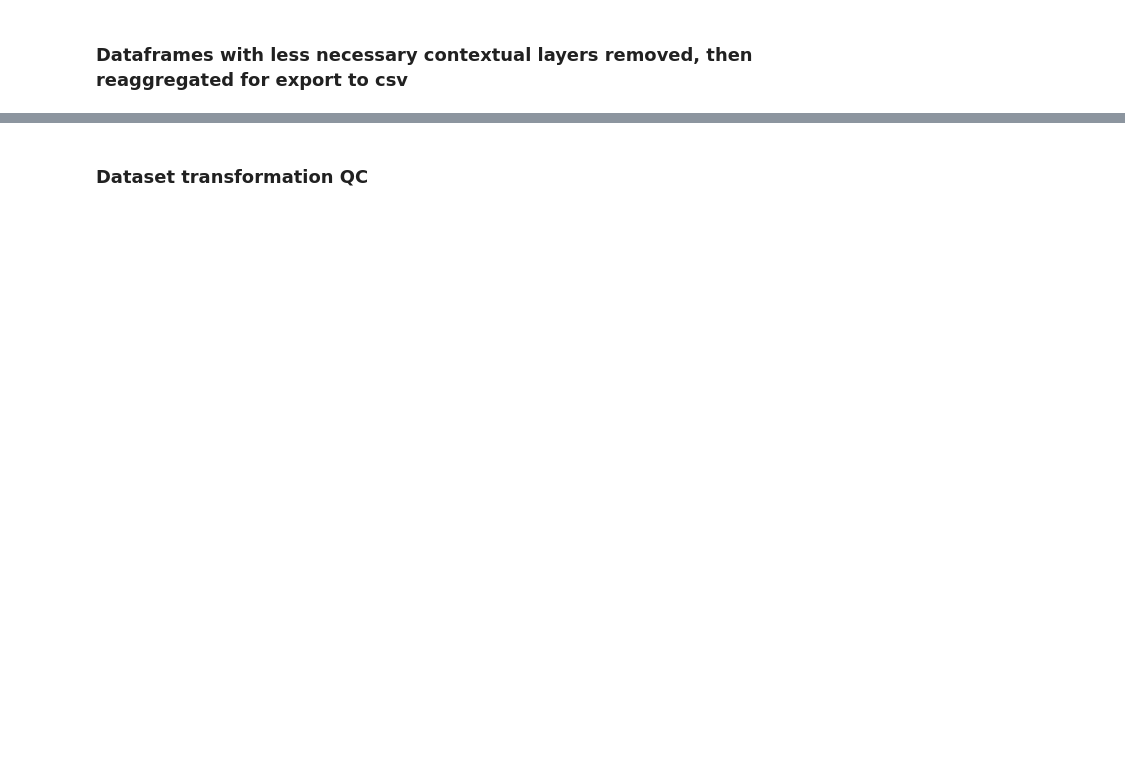
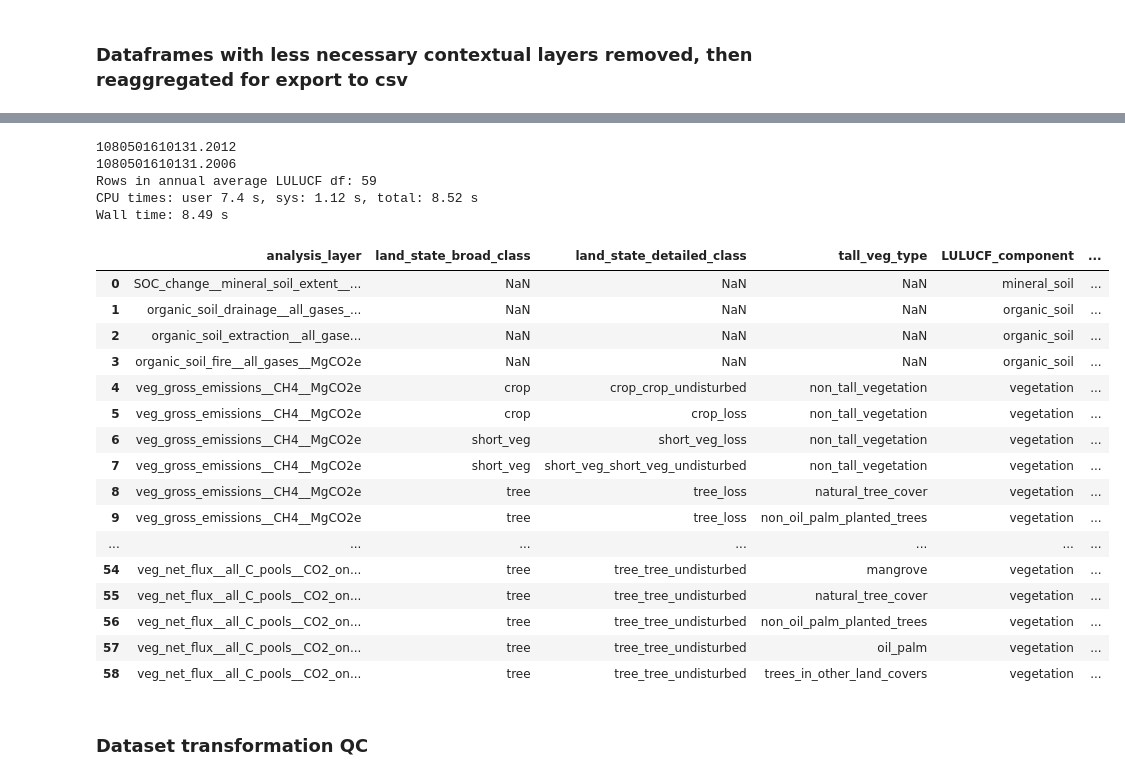
Before and after one commit to wri/AFOLU_GHG_flux_model, a Jupyter notebook: src/LULUCF/scripts/zonal_statistics/LULUCF_figures__veg105__SOC100__orgsoil097__20260323.ipynb, the cells around one changed output, grey strips where cells are left out. Cells and saved outputs as stored; diff of their text form; code cells hidden in the pictures; blank space fills up the shorter version.

```diff
--- a/src/LULUCF/scripts/zonal_statistics/LULUCF_figures__veg105__SOC100__orgsoil097__20260323.ipynb
+++ b/src/LULUCF/scripts/zonal_statistics/LULUCF_figures__veg105__SOC100__orgsoil097__20260323.ipynb
@@ -626,34 +739,57 @@ LULUCF_graphs_agg_annual
 summary_table_group_columns = ["analysis_layer", "land_state_broad_class", "land_state_detailed_class", "tall_veg_type", "LULUCF_component"]
 
 LULUCF_summary_table = (
     LULUCF
       .groupby(summary_table_group_columns, dropna=False, as_index=False)
       .agg({'flux_Mg_CO2e_yr': 'sum'})  # All other columns are ignored. If specific columns aren't identified for summing, then things like WDPA and tile_id also get (meaninglessly) summed
 )
 LULUCF_summary_table["flux_Mg_CO2e_yr"] = LULUCF_summary_table["flux_Mg_CO2e_yr"]/len(cn.interval_end_years_annual) # Converts to annual averages
 
 # These should be equal-- with timeseries and as annual average
 print(LULUCF["flux_Mg_CO2e_yr"].sum()/len(cn.interval_end_years_annual))
 print(LULUCF_summary_table["flux_Mg_CO2e_yr"].sum())
 
 # The layers needed for the final summary table
 layers_to_keep = [
     f"veg_{cn.ch4_gross_emis_pattern}",
     f"veg_{cn.n2o_gross_emis_pattern}",
     f"veg_{cn.net_flux_all_C_pools_CO2_only_pattern}",
     "organic_soil_drainage__all_gases__MgCO2e",
     "organic_soil_extraction__all_gases__MgCO2e",
     "organic_soil_fire__all_gases__MgCO2e",
     "SOC_change__mineral_soil_extent__0-30cm_MgCO2"
 ]
 
 LULUCF_summary_table = LULUCF_summary_table[LULUCF_summary_table['analysis_layer'].isin(layers_to_keep)].reset_index(drop=True)
 LULUCF_summary_table['analysis_layer'].value_counts()
 LULUCF_summary_table
 
 print(f"Rows in annual average LULUCF df: {len(LULUCF_summary_table)}")
-LULUCF_summary_table.to_csv(f'{LULUCF_zonal_stats_folder}LULUCF_zonal_stats_for_summary_table_20260402.csv', index=False, na_rep="NA")
+# LULUCF_summary_table.to_csv(f'{LULUCF_zonal_stats_folder}LULUCF_zonal_stats_for_summary_table_20260402.csv', index=False, na_rep="NA")
 LULUCF_summary_table
+# %% [output]
+1080501610131.2012
+1080501610131.2006
+Rows in annual average LULUCF df: 59
+CPU times: user 7.4 s, sys: 1.12 s, total: 8.52 s
+Wall time: 8.49 s
+|  | analysis_layer | land_state_broad_class | land_state_detailed_class | tall_veg_type | LULUCF_component | ... |
+| 0 | SOC_change__mineral_soil_extent__... | NaN | NaN | NaN | mineral_soil | ... |
+| 1 | organic_soil_drainage__all_gases_... | NaN | NaN | NaN | organic_soil | ... |
+| 2 | organic_soil_extraction__all_gase... | NaN | NaN | NaN | organic_soil | ... |
+| 3 | organic_soil_fire__all_gases__MgCO2e | NaN | NaN | NaN | organic_soil | ... |
+| 4 | veg_gross_emissions__CH4__MgCO2e | crop | crop_crop_undisturbed | non_tall_vegetation | vegetation | ... |
+| 5 | veg_gross_emissions__CH4__MgCO2e | crop | crop_loss | non_tall_vegetation | vegetation | ... |
+| 6 | veg_gross_emissions__CH4__MgCO2e | short_veg | short_veg_loss | non_tall_vegetation | vegetation | ... |
+| 7 | veg_gross_emissions__CH4__MgCO2e | short_veg | short_veg_short_veg_undisturbed | non_tall_vegetation | vegetation | ... |
+| 8 | veg_gross_emissions__CH4__MgCO2e | tree | tree_loss | natural_tree_cover | vegetation | ... |
+| 9 | veg_gross_emissions__CH4__MgCO2e | tree | tree_loss | non_oil_palm_planted_trees | vegetation | ... |
+| ... | ... | ... | ... | ... | ... | ... |
+| 54 | veg_net_flux__all_C_pools__CO2_on... | tree | tree_tree_undisturbed | mangrove | vegetation | ... |
+| 55 | veg_net_flux__all_C_pools__CO2_on... | tree | tree_tree_undisturbed | natural_tree_cover | vegetation | ... |
+| 56 | veg_net_flux__all_C_pools__CO2_on... | tree | tree_tree_undisturbed | non_oil_palm_planted_trees | vegetation | ... |
+| 57 | veg_net_flux__all_C_pools__CO2_on... | tree | tree_tree_undisturbed | oil_palm | vegetation | ... |
+| 58 | veg_net_flux__all_C_pools__CO2_on... | tree | tree_tree_undisturbed | trees_in_other_land_covers | vegetation | ... |
 # %% [markdown]
 ### Dataset transformation QC
 # %%
```
Also changed, not shown: parts of 25 cells of this notebook, 8 other files.
